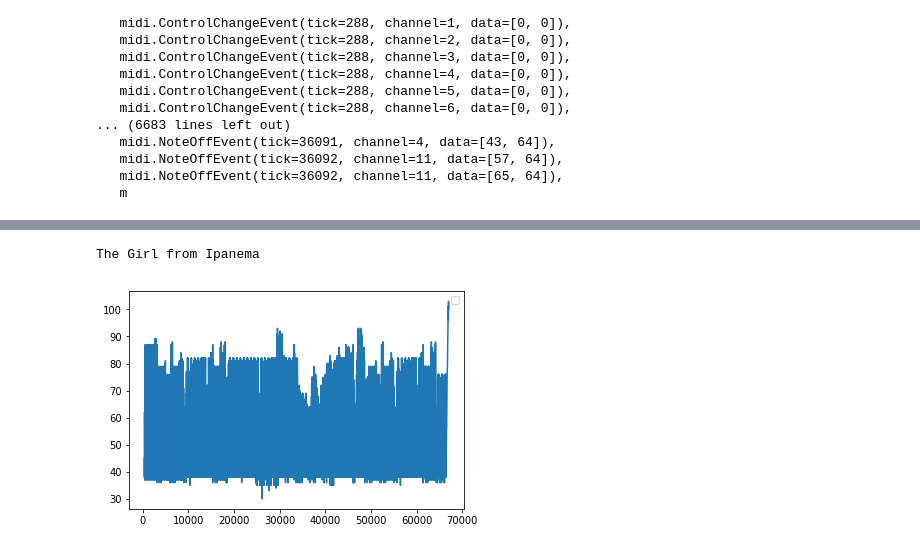
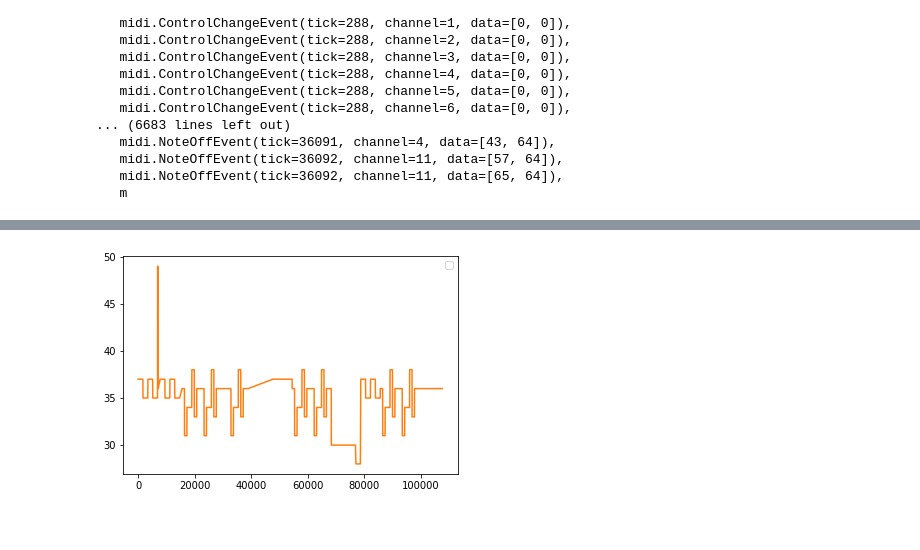
Before and after one commit to segis95/MusicGenerator, a Jupyter notebook: Untitled3One-by_one.ipynb, the cells around one changed output, grey strips where cells are left out. Cells and saved outputs as stored; diff of their text form; code cells hidden in the pictures.

```diff
--- a/Untitled3One-by_one.ipynb
+++ b/Untitled3One-by_one.ipynb
@@ -302,24 +433,23 @@ create_track(seq)
 # %%
-song = midi.read_midifile("ipanema.mid")
+song = midi.read_midifile("4d76b33720ff81c50307ea73a7d3788b.mid_c5a8000e-5681-46a9-b3dc-08a6a158b415.mid")
 song.make_ticks_abs()
 tracks = []
 for track in song:
 
     try:
 
         #if ("Words" not in track[0].text):
         #    continue
         print(track[0].text)
     except:
         pass
 
     notes = [note for note in track if note.name == 'Note On']
     pitch = [note.pitch for note in notes]
     tick = [note.tick for note in notes]
     tracks += [tick, pitch]
 plt.plot(*tracks)
 plt.legend()
 plt.show()
 # %% [output]
-The Girl from Ipanema
-[figure, old version]
+[figure, new version]
```
Also changed, not shown: parts of 25 cells of this notebook, 3 other files.
